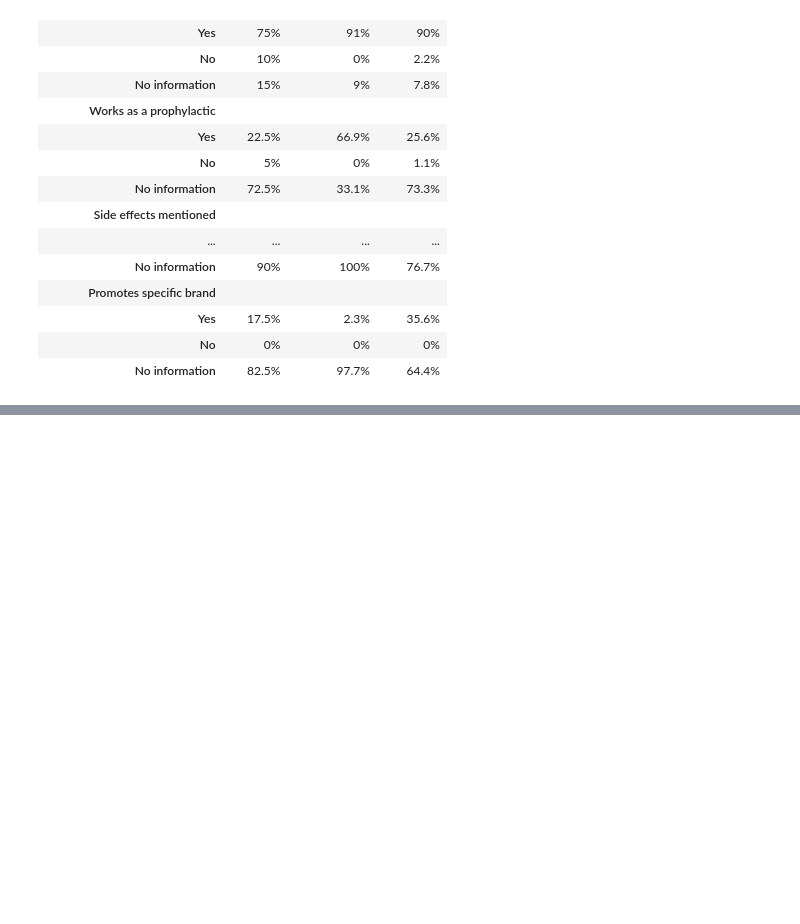
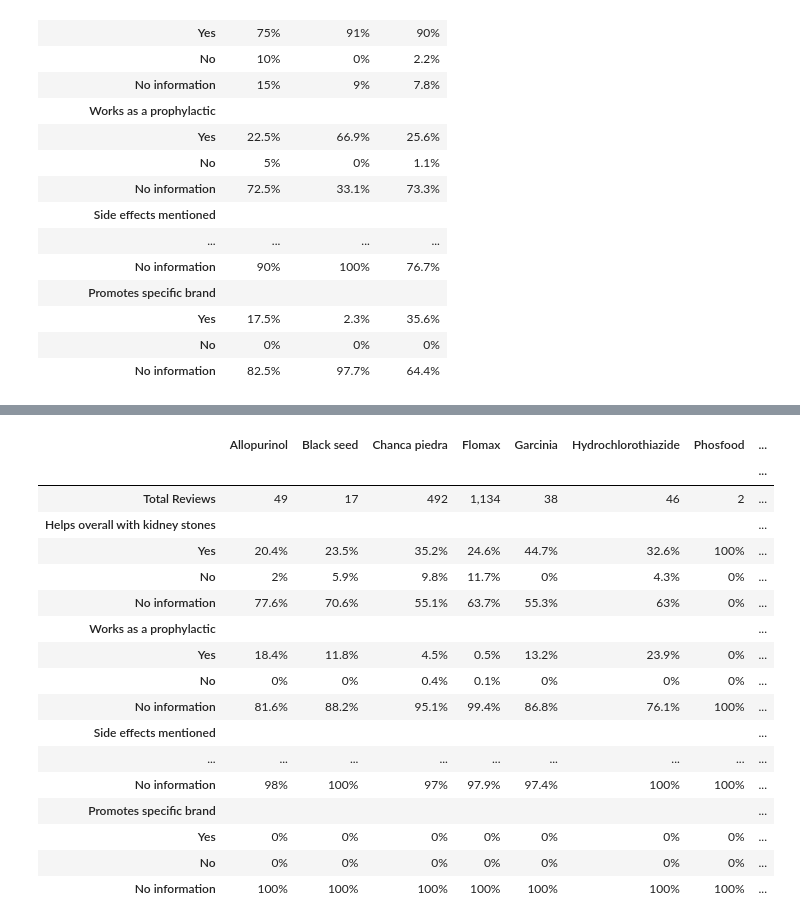
Before and after one commit to aph-research/chanca-piedra, a Jupyter notebook: chanca-piedra-analysis.ipynb, the cells around one changed output, grey strips where cells are left out. Drawn from its saved outputs; the diff is of its cells as text; code cells hidden in the pictures; blank space fills up the shorter version.

```diff
--- a/chanca-piedra-analysis.ipynb
+++ b/chanca-piedra-analysis.ipynb
@@ -388,0 +398,3 @@ display(style_dataframe(ratings_display_df))
+# %%
+dfr = pd.read_csv('csv-files/Kidney Stone Reviews - Reviews - Reddit.csv')
+print(f"Successfully loaded {len(dfr)} rows of data")
@@ -388,0 +403,35 @@ display(style_dataframe(ratings_display_df))
+# %%
+reddit_medicine_mapping = {
+    'Hydrochlorothiazide': 'HCTZ',
+    'Potassium citrate': 'Potassium cit.'
+}
+
+reddit_medicines_to_exclude = []
+
+# Generate and display statistics
+display_df = calculate_stats(
+    dfr,
+    columns_to_analyze,
+    medicines_to_exclude=reddit_medicines_to_exclude,
+    medicine_mapping=reddit_medicine_mapping
+)
+display(style_dataframe(display_df))
+# %% [output]
+|  | Allopurinol | Black seed | Chanca piedra | Flomax | Garcinia | Hydrochlorothiazide | Phosfood | ... |
+|  |  |  |  |  |  |  |  | ... |
+| Total Reviews | 49 | 17 | 492 | 1,134 | 38 | 46 | 2 | ... |
+| Helps overall with kidney stones |  |  |  |  |  |  |  | ... |
+| Yes | 20.4% | 23.5% | 35.2% | 24.6% | 44.7% | 32.6% | 100% | ... |
+| No | 2% | 5.9% | 9.8% | 11.7% | 0% | 4.3% | 0% | ... |
+| No information | 77.6% | 70.6% | 55.1% | 63.7% | 55.3% | 63% | 0% | ... |
+| Works as a prophylactic |  |  |  |  |  |  |  | ... |
+| Yes | 18.4% | 11.8% | 4.5% | 0.5% | 13.2% | 23.9% | 0% | ... |
+| No | 0% | 0% | 0.4% | 0.1% | 0% | 0% | 0% | ... |
+| No information | 81.6% | 88.2% | 95.1% | 99.4% | 86.8% | 76.1% | 100% | ... |
+| Side effects mentioned |  |  |  |  |  |  |  | ... |
+| ... | ... | ... | ... | ... | ... | ... | ... | ... |
+| No information | 98% | 100% | 97% | 97.9% | 97.4% | 100% | 100% | ... |
+| Promotes specific brand |  |  |  |  |  |  |  | ... |
+| Yes | 0% | 0% | 0% | 0% | 0% | 0% | 0% | ... |
+| No | 0% | 0% | 0% | 0% | 0% | 0% | 0% | ... |
+| No information | 100% | 100% | 100% | 100% | 100% | 100% | 100% | ... |
```
Also changed, not shown: parts of 7 cells of this notebook, 4 other files.
